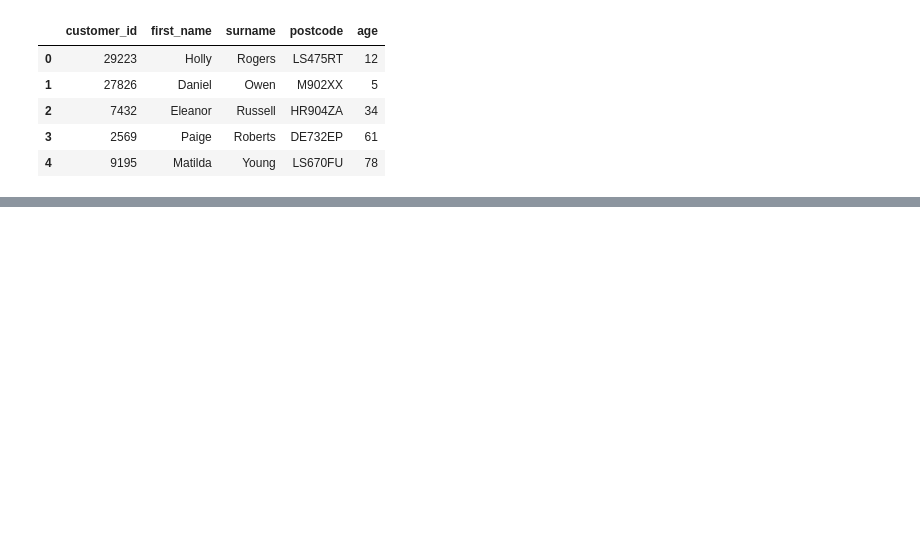
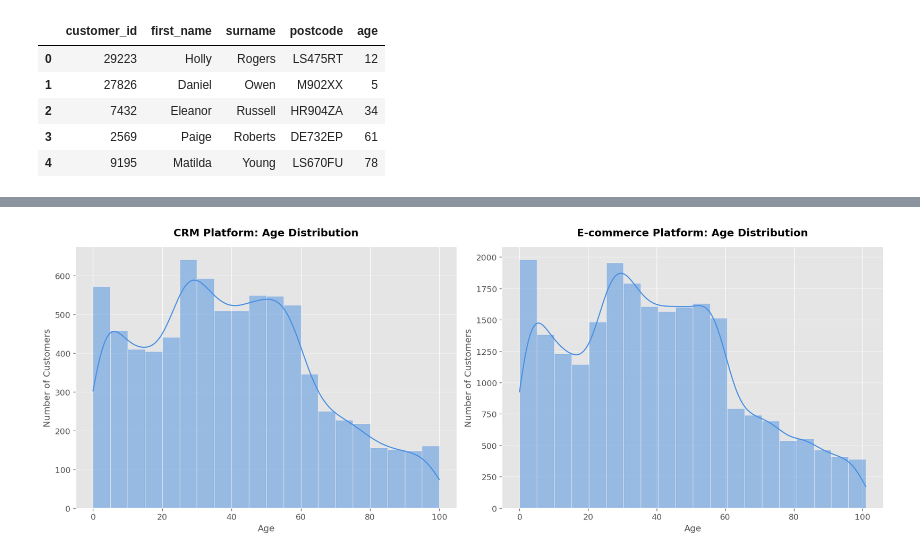
Before and after one commit to KhaingSuThway/Knowing_the_Customer, a Jupyter notebook: notebooks/exploring_data.ipynb, the cells around one changed output, grey strips where cells are left out. Cells and saved outputs as stored; diff of their text form; code cells hidden in the pictures; blank space fills up the shorter version.

Commit message:
Compare customer data across databases

```diff
--- a/notebooks/exploring_data.ipynb
+++ b/notebooks/exploring_data.ipynb
@@ -46,0 +73,4 @@ data_from_crm.head()
+# %%
+#customer data from ecommerance platform
+data_from_ecommerance_platform=pd.read_csv('../data/customer_database.csv')
+data_from_ecommerance_platform.head()
@@ -46,0 +119,31 @@ data_from_crm.head()
+# %%
+# Apply a modernized plotting style
+plt.style.use('ggplot')
+
+# Set figure size and resolution
+fig, axes = plt.subplots(1, 2, figsize=(16, 6), dpi=120)
+
+# Plot for CRM data
+sns.histplot(data_from_crm['age'], bins=20, kde=True, color='#4a90e2', ax=axes[0])
+axes[0].set_title('CRM Platform: Age Distribution', fontsize=14, fontweight='bold', pad=15)
+axes[0].set_xlabel('Age', fontsize=12)
+axes[0].set_ylabel('Number of Customers', fontsize=12)
+axes[0].tick_params(axis='both', labelsize=11)
+axes[0].grid(axis='y', alpha=0.4)
+
+# Plot for E-commerce data
+sns.histplot(data_from_ecommerance_platform['age'], bins=20, kde=True, color='#4a90e2', ax=axes[1])
+axes[1].set_title('E-commerce Platform: Age Distribution', fontsize=14, fontweight='bold', pad=15)
+axes[1].set_xlabel('Age', fontsize=12)
+axes[1].set_ylabel('Number of Customers', fontsize=12)
+
+# Adjust ticks and layout
+for ax in axes:
+    ax.tick_params(axis='both', labelsize=11)
+    ax.grid(axis='y', alpha=0.5)
+
+sns.despine(trim=True)
+plt.tight_layout()
+plt.show()
+# %% [output]
+[figure, added]
```
Also changed, not shown: parts of 10 cells of this notebook.
